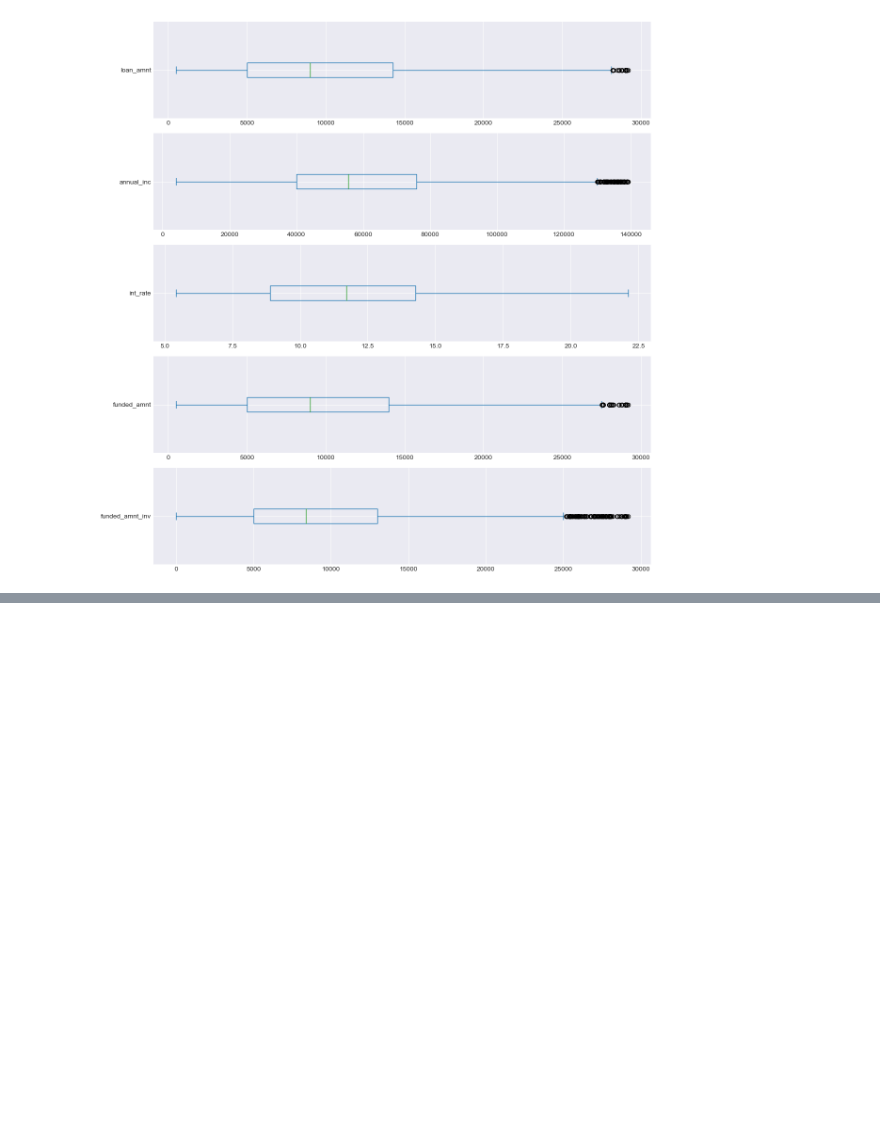
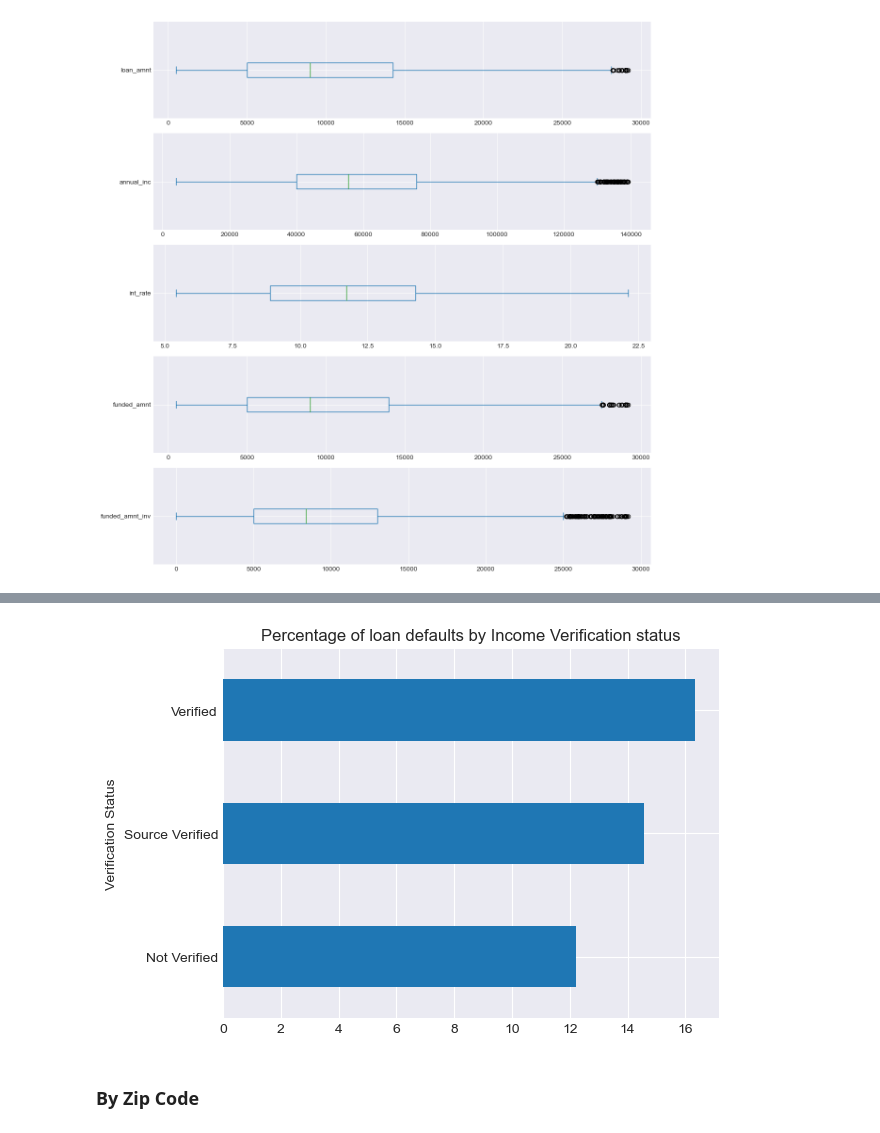
Before and after one commit to cyberpirate92/lending-club-case-study, a Jupyter notebook: Lending Club Case Study.ipynb, the cells around one changed output, grey strips where cells are left out. Saved outputs shown, nothing was run; the diff lists cells and outputs as text; code cells hidden in the pictures; blank space fills up the shorter version.

```diff
--- a/Lending Club Case Study.ipynb
+++ b/Lending Club Case Study.ipynb
@@ -644,0 +745,12 @@ plt.show()
+# %%
+defaults_by_income_verification = pd.pivot_table(
+    data=loan_data,
+    columns=['loan_status'],
+    index=['verification_status'],
+    values=['member_id'],
+    aggfunc='count'
+)
+
+defaults_by_income_verification['Total'] = defaults_by_income_verification.sum(axis='columns')
+defaults_by_income_verification['Default %'] = (defaults_by_income_verification[('member_id', 'Charged Off')] / defaults_by_income_verification['Total']) * 100
+defaults_by_income_verification
@@ -644,0 +764,9 @@ plt.show()
+# %%
+defaults_by_income_verification['Default %'].plot.barh()
+plt.title('Percentage of loan defaults by Income Verification status')
+plt.ylabel('Verification Status')
+plt.show()
+# %% [output]
+[figure, added]
+# %% [markdown]
+### By Zip Code
```
Also changed, not shown: parts of 41 cells of this notebook.
